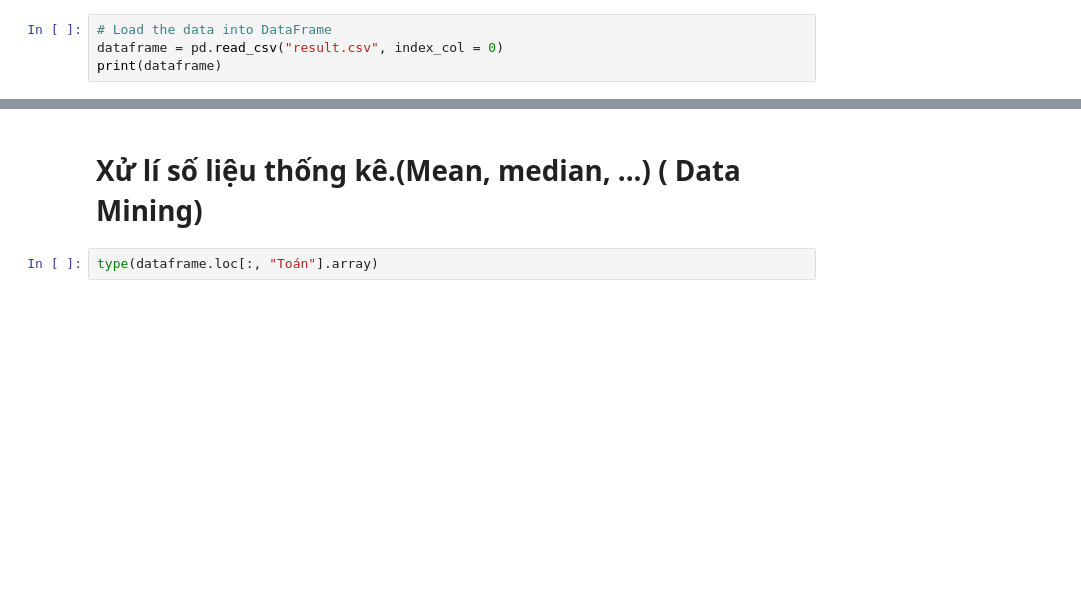
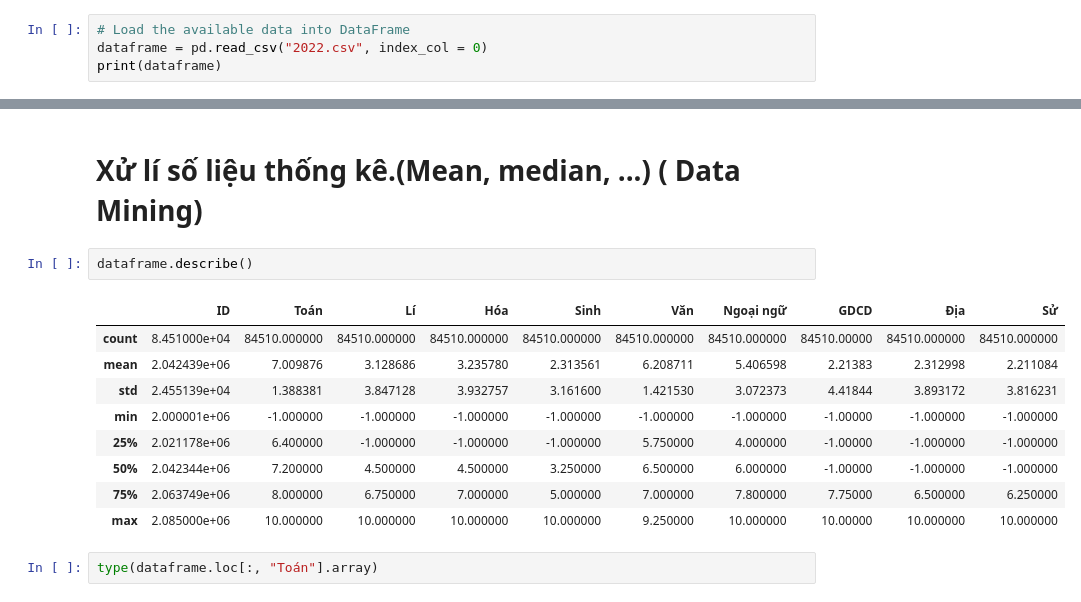
Before and after one commit to QuocBao02/Python-for-Data-Science---Final-Project, a Jupyter notebook: Report.ipynb, the cells around one changed output, grey strips where cells are left out. Cells and saved outputs as stored; diff of their text form; blank space fills up the shorter version.

Commit message:
update data

```diff
--- a/Report.ipynb
+++ b/Report.ipynb
@@ -197,6 +122,6 @@ Index: []
 # %%
-# Load the data into DataFrame
-dataframe = pd.read_csv("result.csv", index_col = 0)
+# Load the available data into DataFrame
+dataframe = pd.read_csv("2022.csv", index_col = 0)
 print(dataframe)
 # %% [output]
             ID  Toán    Lí   Hóa  Sinh   Văn  Ngoại ngữ  GDCD   Địa    Sử
@@ -215,6 +140,18 @@ print(dataframe)
 [84510 rows x 10 columns]
 # %% [markdown]
 # Xử lí số liệu thống kê.(Mean, median, ...) ( Data Mining)
+# %%
+dataframe.describe()
+# %% [output]
+|  | ID | Toán | Lí | Hóa | Sinh | Văn | Ngoại ngữ | GDCD | Địa | Sử |
+| count | 8.451000e+04 | 84510.000000 | 84510.000000 | 84510.000000 | 84510.000000 | 84510.000000 | 84510.000000 | 84510.00000 | 84510.000000 | 84510.000000 |
+| mean | 2.042439e+06 | 7.009876 | 3.128686 | 3.235780 | 2.313561 | 6.208711 | 5.406598 | 2.21383 | 2.312998 | 2.211084 |
+| std | 2.455139e+04 | 1.388381 | 3.847128 | 3.932757 | 3.161600 | 1.421530 | 3.072373 | 4.41844 | 3.893172 | 3.816231 |
+| min | 2.000001e+06 | -1.000000 | -1.000000 | -1.000000 | -1.000000 | -1.000000 | -1.000000 | -1.00000 | -1.000000 | -1.000000 |
+| 25% | 2.021178e+06 | 6.400000 | -1.000000 | -1.000000 | -1.000000 | 5.750000 | 4.000000 | -1.00000 | -1.000000 | -1.000000 |
+| 50% | 2.042344e+06 | 7.200000 | 4.500000 | 4.500000 | 3.250000 | 6.500000 | 6.000000 | -1.00000 | -1.000000 | -1.000000 |
+| 75% | 2.063749e+06 | 8.000000 | 6.750000 | 7.000000 | 5.000000 | 7.000000 | 7.800000 | 7.75000 | 6.500000 | 6.250000 |
+| max | 2.085000e+06 | 10.000000 | 10.000000 | 10.000000 | 10.000000 | 9.250000 | 10.000000 | 10.00000 | 10.000000 | 10.000000 |
 # %%
 type(dataframe.loc[:, "Toán"].array)
 # %% [output]
```
Also changed, not shown: parts of 7 cells of this notebook, 10 other files.
